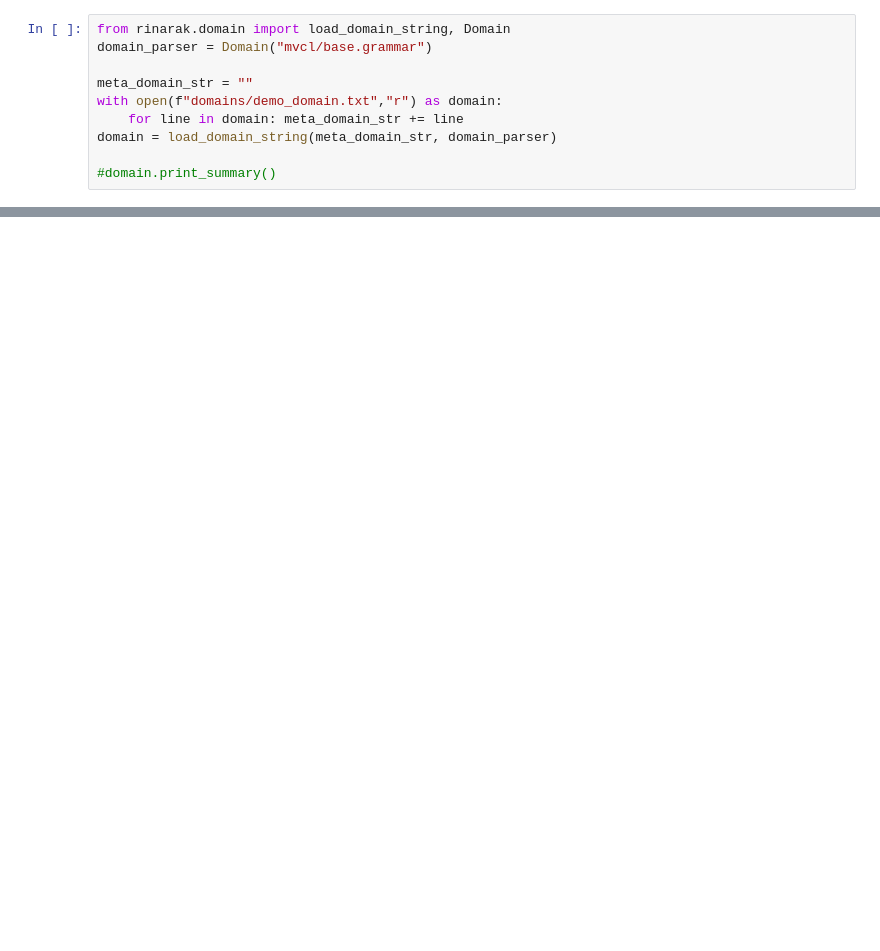
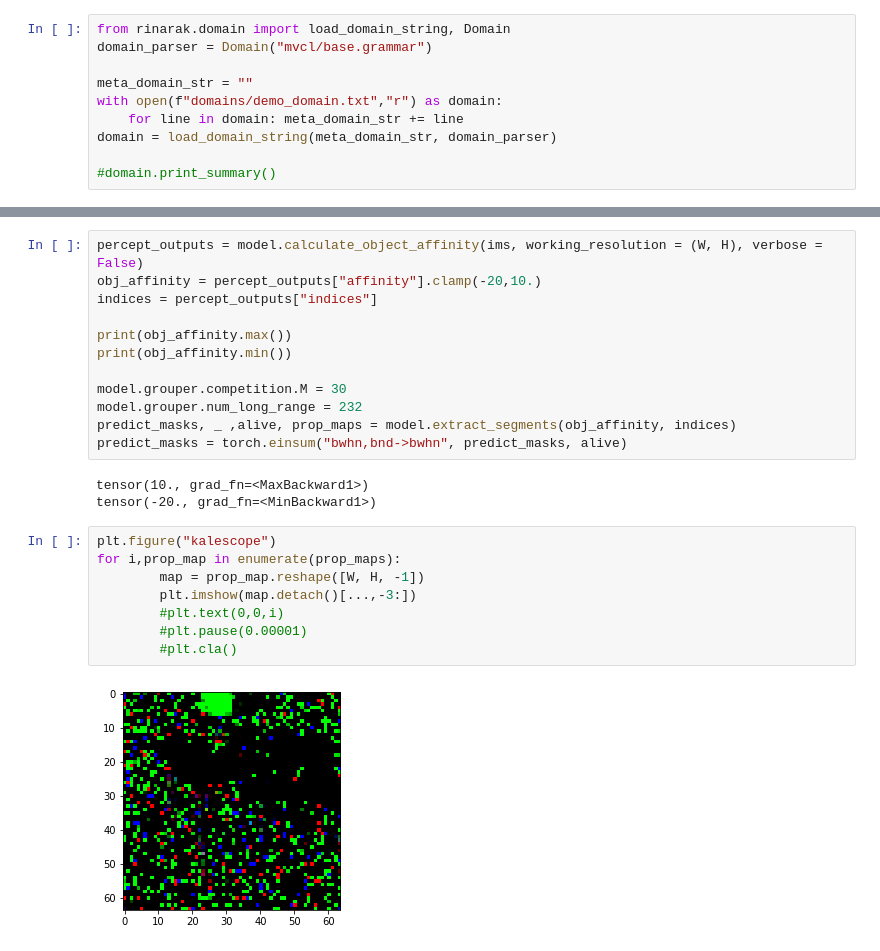
Before and after one commit to ZongjingLi/GroupNet, a Jupyter notebook: debug.ipynb, the cells around one changed output, grey strips where cells are left out. Cells and saved outputs as stored; diff of their text form; blank space fills up the shorter version.

```diff
--- a/debug.ipynb
+++ b/debug.ipynb
@@ -98,0 +244,25 @@ print(query_outputs)
+# %%
+percept_outputs = model.calculate_object_affinity(ims, working_resolution = (W, H), verbose = False)
+obj_affinity = percept_outputs["affinity"].clamp(-20,10.)
+indices = percept_outputs["indices"]
+
+print(obj_affinity.max())
+print(obj_affinity.min())
+
+model.grouper.competition.M = 30
+model.grouper.num_long_range = 232
+predict_masks, _ ,alive, prop_maps = model.extract_segments(obj_affinity, indices)
+predict_masks = torch.einsum("bwhn,bnd->bwhn", predict_masks, alive)
+# %% [output]
+tensor(10., grad_fn=<MaxBackward1>)
+tensor(-20., grad_fn=<MinBackward1>)
+# %%
+plt.figure("kalescope")
+for i,prop_map in enumerate(prop_maps):
+        map = prop_map.reshape([W, H, -1])
+        plt.imshow(map.detach()[...,-3:])
+        #plt.text(0,0,i)
+        #plt.pause(0.00001)
+        #plt.cla()
+# %% [output]
+[figure, added]
```
Also changed, not shown: parts of 10 cells of this notebook, 5 other files.
